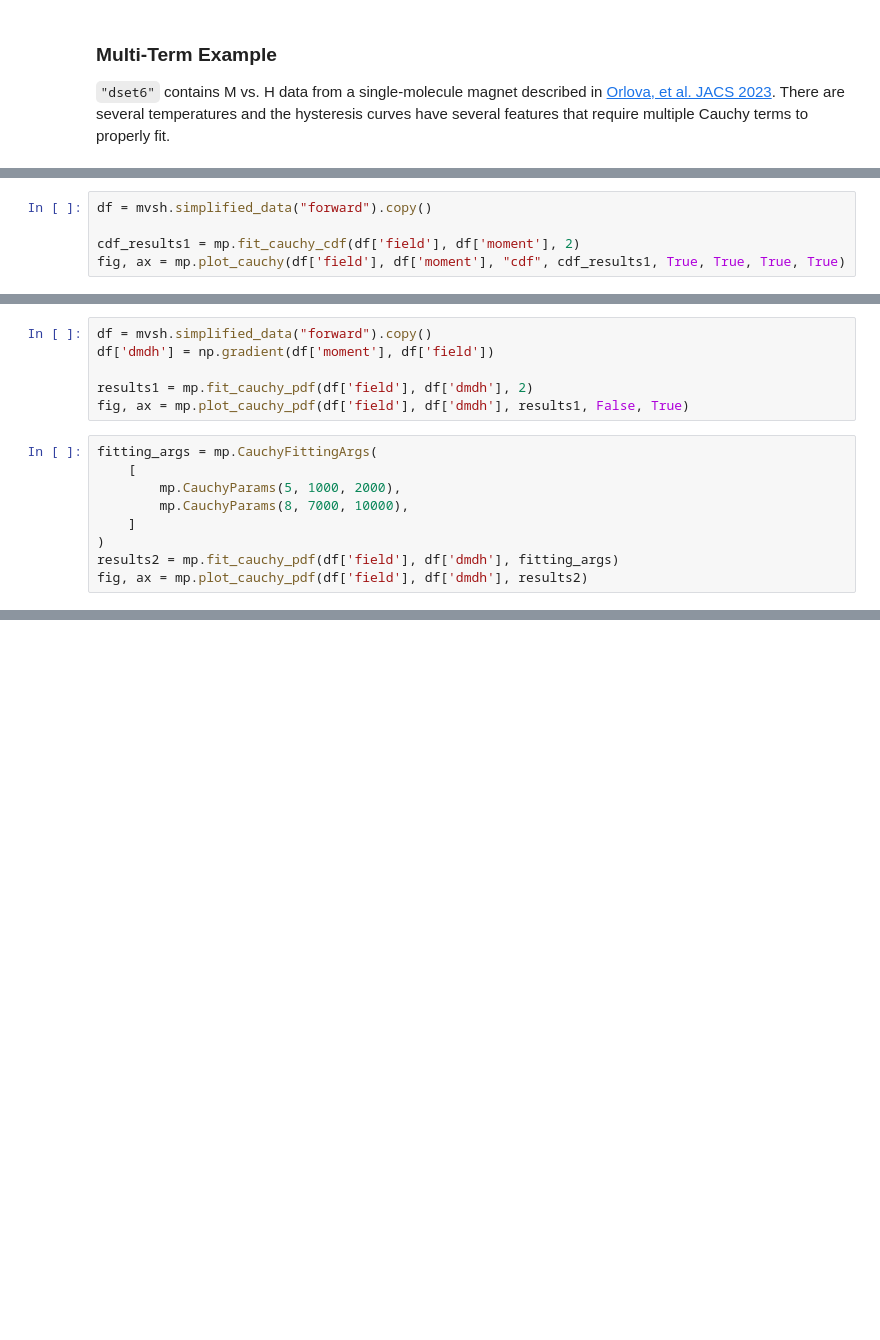
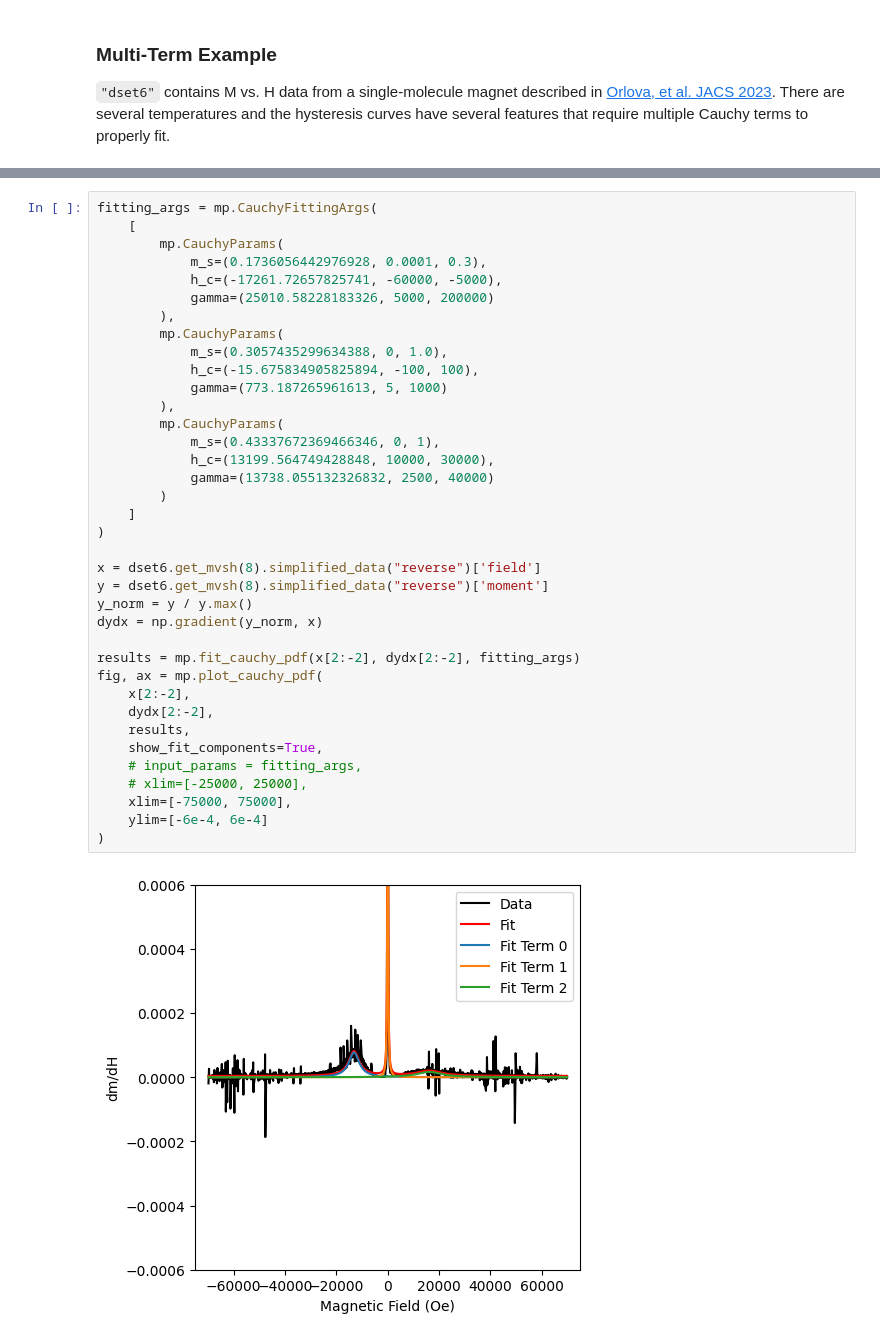
Before and after one commit to RinehartGroup/MagnetoPy, a Jupyter notebook: docs/examples/cauchy.ipynb, the cells around one changed output, grey strips where cells are left out. Cells and saved outputs as stored; diff of their text form; blank space fills up the shorter version.

```diff
--- a/docs/examples/cauchy.ipynb
+++ b/docs/examples/cauchy.ipynb
@@ -298,5 +252,0 @@ fig, ax = mvsh.plot()
-# %%
-df = mvsh.simplified_data("forward").copy()
-
-cdf_results1 = mp.fit_cauchy_cdf(df['field'], df['moment'], 2)
-fig, ax = mp.plot_cauchy(df['field'], df['moment'], "cdf", cdf_results1, True, True, True, True)
@@ -336,15 +252,0 @@ fig, ax = mp.plot_cauchy_pdf(df['field'], df['dmdh'], results1)
-# %%
-df = mvsh.simplified_data("forward").copy()
-df['dmdh'] = np.gradient(df['moment'], df['field'])
-
-results1 = mp.fit_cauchy_pdf(df['field'], df['dmdh'], 2)
-fig, ax = mp.plot_cauchy_pdf(df['field'], df['dmdh'], results1, False, True)
-# %%
-fitting_args = mp.CauchyFittingArgs(
-    [
-        mp.CauchyParams(5, 1000, 2000),
-        mp.CauchyParams(8, 7000, 10000),
-    ]
-)
-results2 = mp.fit_cauchy_pdf(df['field'], df['dmdh'], fitting_args)
-fig, ax = mp.plot_cauchy_pdf(df['field'], df['dmdh'], results2)
@@ -389,0 +267,39 @@ NameError: name 'fitting_args' is not defined
+# %%
+fitting_args = mp.CauchyFittingArgs(
+    [
+        mp.CauchyParams(
+            m_s=(0.1736056442976928, 0.0001, 0.3),
+            h_c=(-17261.72657825741, -60000, -5000),
+            gamma=(25010.58228183326, 5000, 200000)
+        ),
+        mp.CauchyParams(
+            m_s=(0.3057435299634388, 0, 1.0),
+            h_c=(-15.675834905825894, -100, 100),
+            gamma=(773.187265961613, 5, 1000)
+        ),
+        mp.CauchyParams(
+            m_s=(0.43337672369466346, 0, 1),
+            h_c=(13199.564749428848, 10000, 30000),
+            gamma=(13738.055132326832, 2500, 40000)
+        )
+    ]
+)
+
+x = dset6.get_mvsh(8).simplified_data("reverse")['field']
+y = dset6.get_mvsh(8).simplified_data("reverse")['moment']
+y_norm = y / y.max()
+dydx = np.gradient(y_norm, x)
+
+results = mp.fit_cauchy_pdf(x[2:-2], dydx[2:-2], fitting_args)
+fig, ax = mp.plot_cauchy_pdf(
+    x[2:-2],
+    dydx[2:-2],
+    results,
+    show_fit_components=True,
+    # input_params = fitting_args,
+    # xlim=[-25000, 25000],
+    xlim=[-75000, 75000],
+    ylim=[-6e-4, 6e-4]
+)
+# %% [output]
+[figure, added]
```
Also changed, not shown: parts of 35 cells of this notebook, 1 other file.
